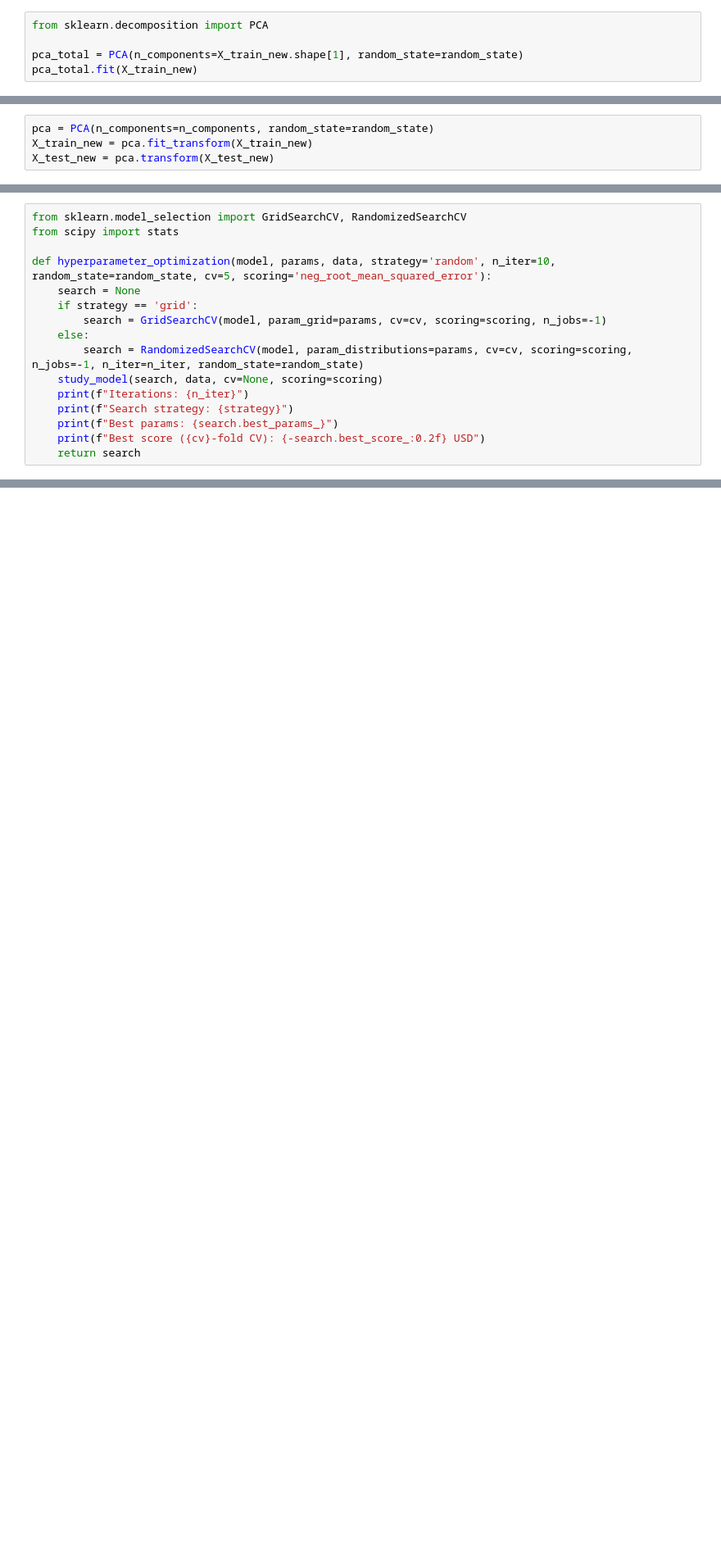
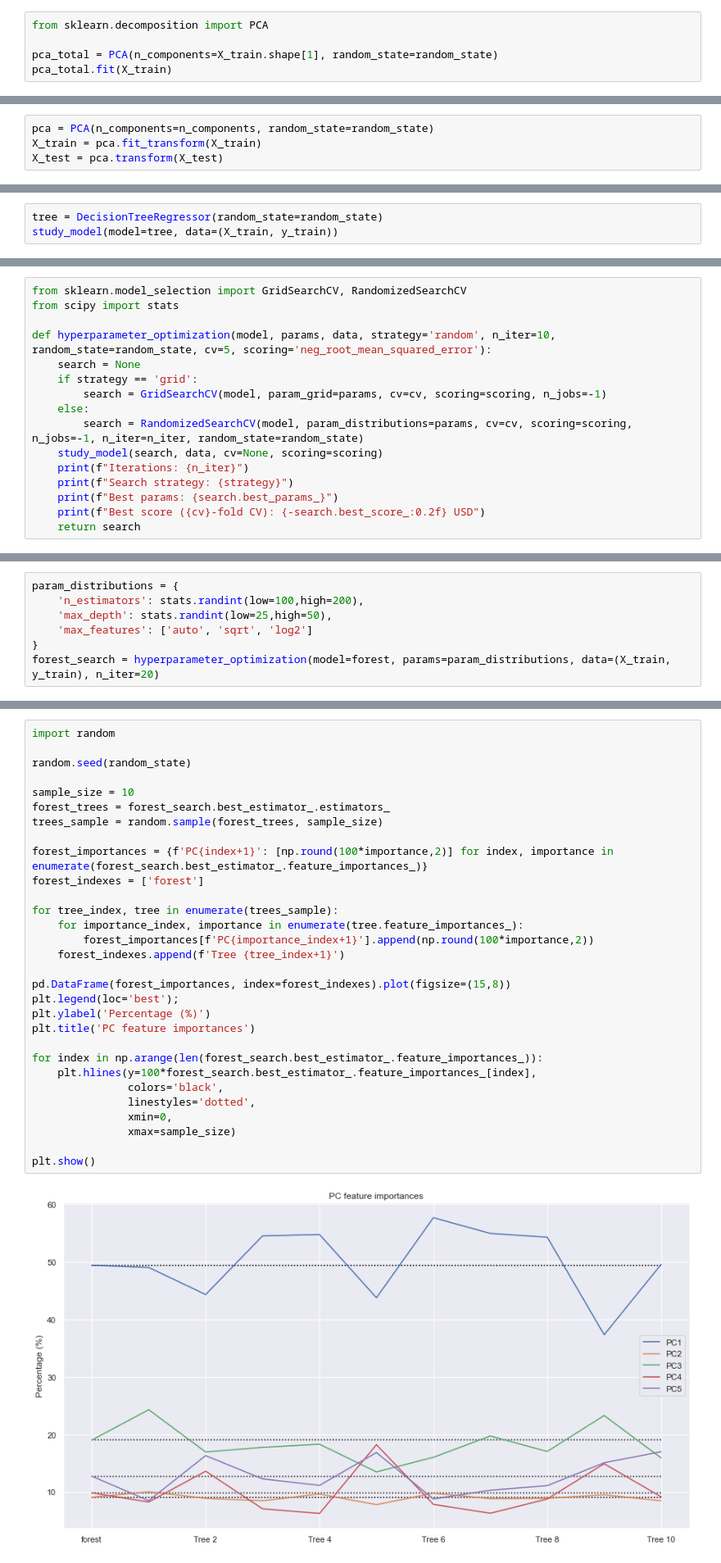
Before and after one commit to ricardoleoncorreia/buenos-aires-house-price-predictor, a Jupyter notebook: DS_Proyecto_02.ipynb, the cells around one changed output, grey strips where cells are left out. Shown: that part at 82% size. Cells and saved outputs as stored; diff of their text form; blank space fills up the shorter version.

```diff
--- a/DS_Proyecto_02.ipynb
+++ b/DS_Proyecto_02.ipynb
@@ -468,8 +449,8 @@ Una vez escalados los datos, procedemos a aplicar PCA. Comenzamos generando tant
 # %%
 from sklearn.decomposition import PCA
 
-pca_total = PCA(n_components=X_train_new.shape[1], random_state=random_state)
-pca_total.fit(X_train_new)
+pca_total = PCA(n_components=X_train.shape[1], random_state=random_state)
+pca_total.fit(X_train)
 # %% [output]
 PCA(n_components=10, random_state=1996)
 # %% [markdown]
@@ -491,5 +472,5 @@ Procedemos a realizar la transformacion con la cantidad de componentes adecuada
 # %%
 pca = PCA(n_components=n_components, random_state=random_state)
-X_train_new = pca.fit_transform(X_train_new)
-X_test_new = pca.transform(X_test_new)
+X_train = pca.fit_transform(X_train)
+X_test = pca.transform(X_test)
 # %% [markdown]
@@ -540,0 +518,3 @@ Para este estudio se usaran dos modelos: Lasso y RandomForest
+# %%
+tree = DecisionTreeRegressor(random_state=random_state)
+study_model(model=tree, data=(X_train, y_train))
@@ -674,0 +618,7 @@ dataset.iloc[invalid_indexes]
+# %%
+param_distributions = {
+    'n_estimators': stats.randint(low=100,high=200),
+    'max_depth': stats.randint(low=25,high=50),
+    'max_features': ['auto', 'sqrt', 'log2']
+}
+forest_search = hyperparameter_optimization(model=forest, params=param_distributions, data=(X_train, y_train), n_iter=20)
@@ -674,0 +666,32 @@ dataset.iloc[invalid_indexes]
+# %%
+import random
+
+random.seed(random_state)
+
+sample_size = 10
+forest_trees = forest_search.best_estimator_.estimators_
+trees_sample = random.sample(forest_trees, sample_size)
+
+forest_importances = {f'PC{index+1}': [np.round(100*importance,2)] for index, importance in enumerate(forest_search.best_estimator_.feature_importances_)}
+forest_indexes = ['forest']
+
+for tree_index, tree in enumerate(trees_sample):
+    for importance_index, importance in enumerate(tree.feature_importances_):
+        forest_importances[f'PC{importance_index+1}'].append(np.round(100*importance,2))
+    forest_indexes.append(f'Tree {tree_index+1}')
+
+pd.DataFrame(forest_importances, index=forest_indexes).plot(figsize=(15,8))
+plt.legend(loc='best');
+plt.ylabel('Percentage (%)')
+plt.title('PC feature importances')
+
+for index in np.arange(len(forest_search.best_estimator_.feature_importances_)):
+    plt.hlines(y=100*forest_search.best_estimator_.feature_importances_[index],
+               colors='black',
+               linestyles='dotted',
+               xmin=0,
+               xmax=sample_size)
+
+plt.show()
+# %% [output]
+[figure, added]
```
Also changed, not shown: parts of 84 cells of this notebook, 1 other file.
